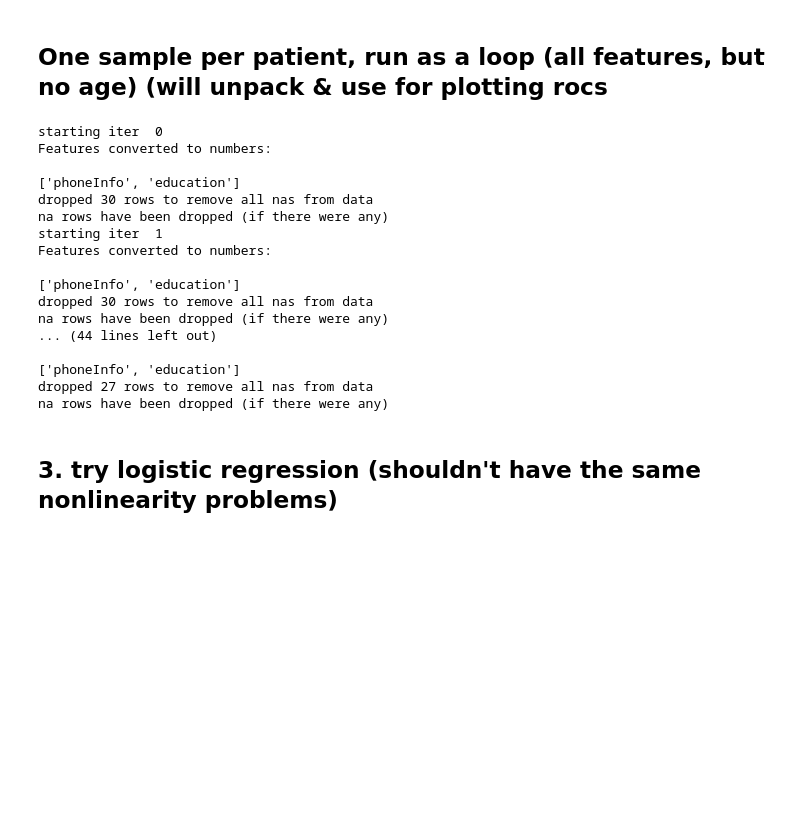
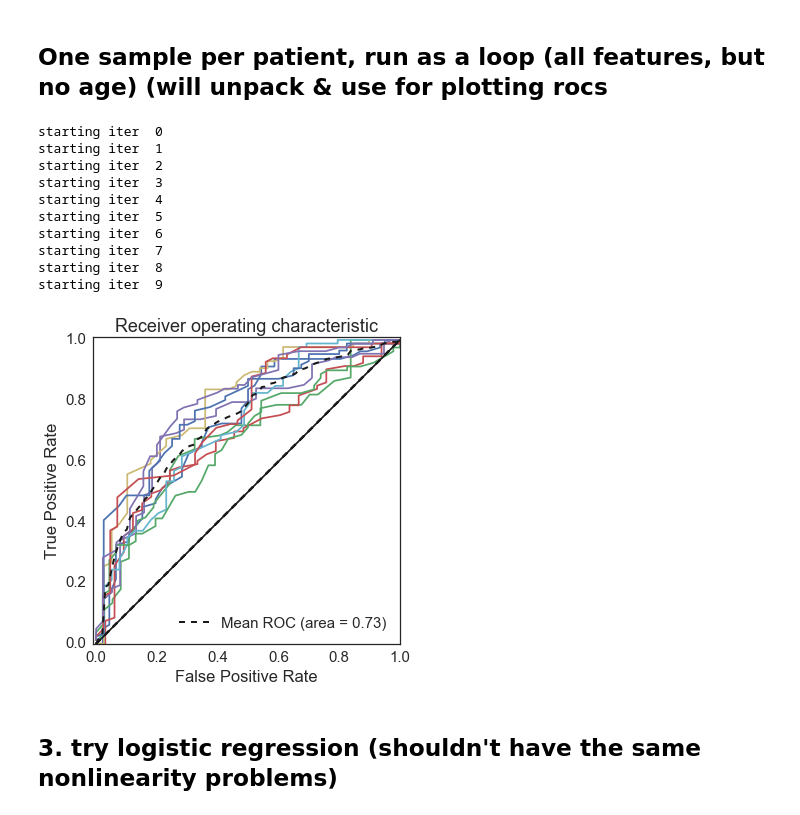
Before and after one commit to mattoby/mpower_memory, a Jupyter notebook: Memory_troubleshooting_ML.ipynb, the cells around one changed output. Cells and saved outputs as stored; diff of their text form; code cells hidden in the pictures; blank space fills up the shorter version.

```diff
--- a/Memory_troubleshooting_ML.ipynb
+++ b/Memory_troubleshooting_ML.ipynb
@@ -1046,7 +1096,8 @@ for iter in range(nIters):
     # remove young patients:
     datasample = datasample[datasample['age']>agecutoff]
     # run model:
-    outs = mt.build_ML_model(datasample, features, labelcol=labelcol, toPlot=[0,0,0], toPrint=False, MLexcludecols=MLexcludecols)
+    with suppress_stdout():
+        outs = mt.build_ML_model(datasample, features, labelcol=labelcol, toPlot=[0,0,0], toPrint=False, MLexcludecols=MLexcludecols)
     model, fdf, X, y, X_names, y_name, X_train, X_test, y_train, y_test, train_acc, test_acc, rand_acc, y_pred, y_pred_proba = outs
     # capture results:
     models.append(model)
@@ -1055,22 +1106,20 @@ for iter in range(nIters):
     y_pred_probas.append(y_pred_proba)
 # %% [output]
 starting iter  0
-Features converted to numbers:
-
-['phoneInfo', 'education']
-dropped 30 rows to remove all nas from data
-na rows have been dropped (if there were any)
 starting iter  1
-Features converted to numbers:
-
-['phoneInfo', 'education']
-dropped 30 rows to remove all nas from data
-na rows have been dropped (if there were any)
-... (44 lines left out)
-
-['phoneInfo', 'education']
-dropped 27 rows to remove all nas from data
-na rows have been dropped (if there were any)
+starting iter  2
+starting iter  3
+starting iter  4
+starting iter  5
+starting iter  6
+starting iter  7
+starting iter  8
+starting iter  9
+# %%
+# plot the ROCs:
+mt.plot_roc_curves_with_mean(y_tests, y_pred_probas)
+# %% [output]
+[figure, added]
 # %%
 # todo:
 
```
Also changed, not shown: parts of 5 cells of this notebook, 2 other files.
